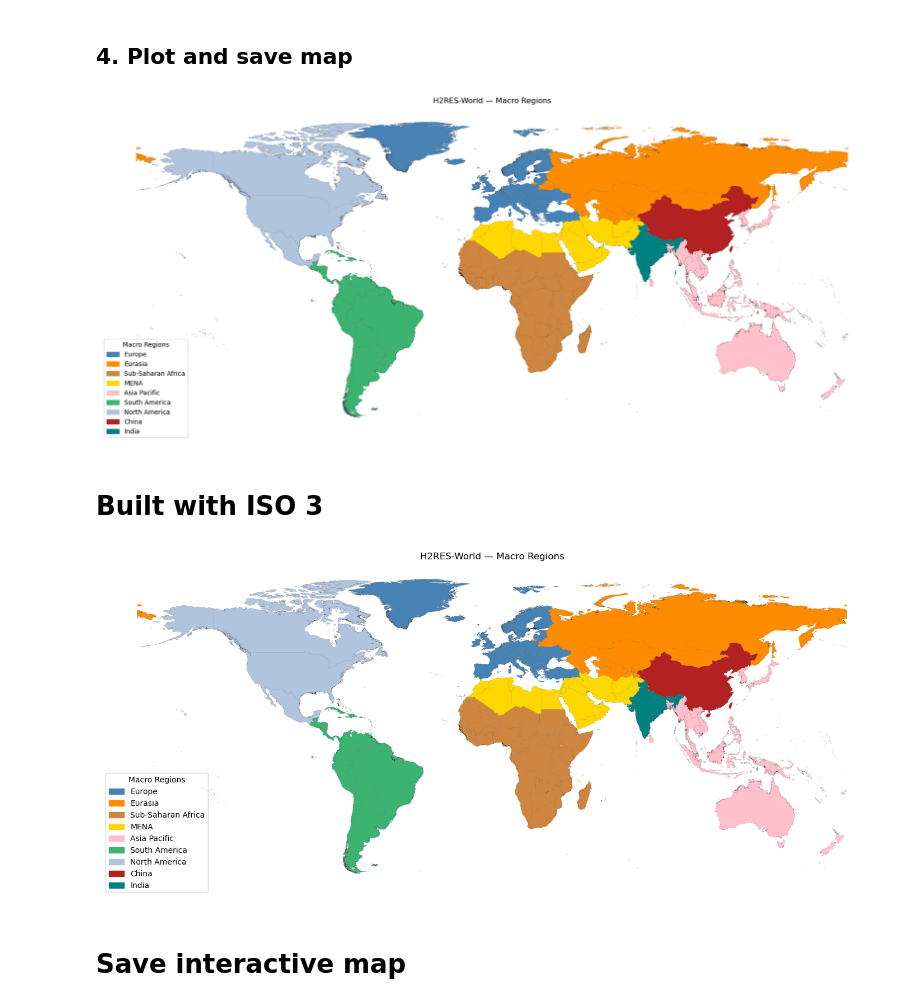
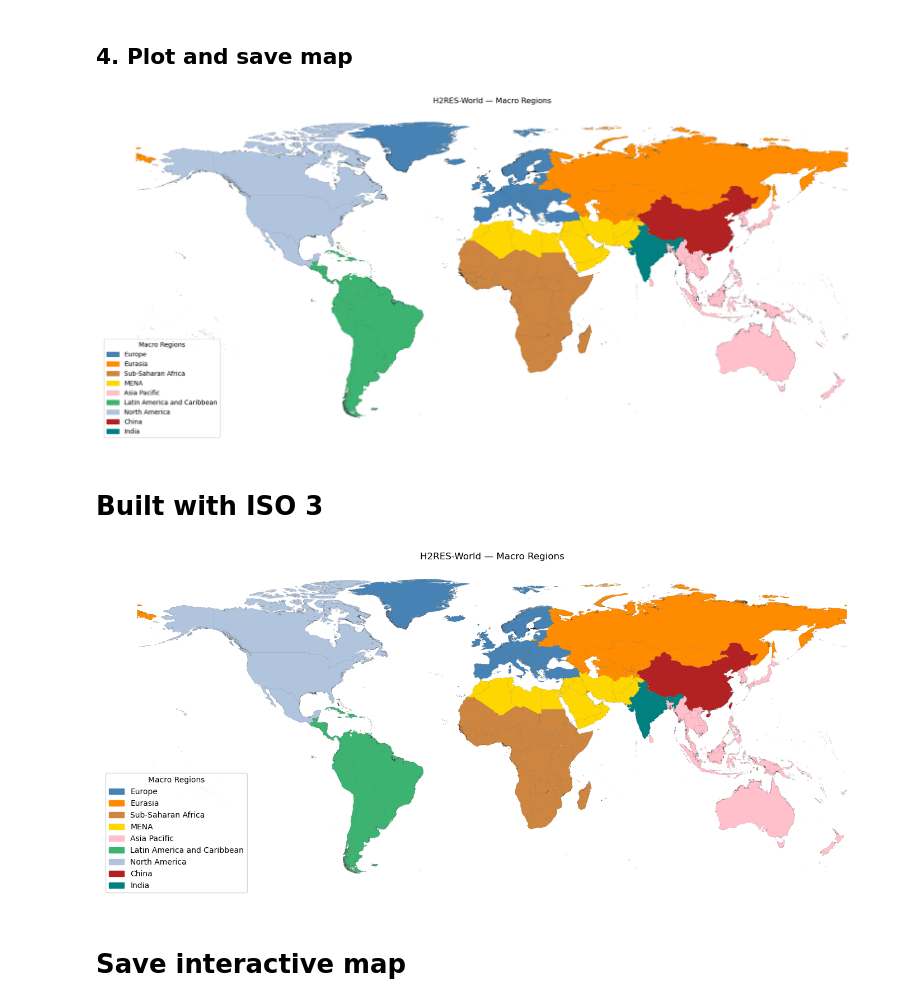
Before and after one commit to H2RES-model/H2RES-World, a Jupyter notebook: Notebooks/L0_MacroRegions.ipynb, the cells around one changed output. Cells and saved outputs as stored; diff of their text form; code cells hidden in the pictures.

```diff
--- a/Notebooks/L0_MacroRegions.ipynb
+++ b/Notebooks/L0_MacroRegions.ipynb
@@ -162,7 +162,7 @@ region_lists = {
     "Sub-Saharan Africa": SUBSAHARAN_AFRICA,
     "MENA": MENA,
     "Asia Pacific": ASIA_PACIFIC,
-    "South America": SOUTH_AMERICA,
+    "Latin America and Caribbean": SOUTH_AMERICA,
     "North America": NORTH_AMERICA,
     "China": CHINA_REGION,
     "India": INDIA_PLUS,
@@ -174,41 +174,41 @@ region_colors = {
     "Sub-Saharan Africa": "peru",
     "MENA": "gold",
     "Asia Pacific": "pink",
-    "South America": "mediumseagreen",
+    "Latin America and Caribbean": "mediumseagreen",
     "North America": "lightsteelblue",
     "China": "firebrick",
     "India": "teal",
 }
 
 # Save location (relative to repo root)
 base_dir = Path.cwd().parents[0]
 output_dir = base_dir / "Maps" / "Layer0_MacroRegions"
 output_dir.mkdir(parents=True, exist_ok=True)
 pdf_path = output_dir / "H2RES_World_MacroRegions_L0.pdf"
 
 fig, ax = plt.subplots(figsize=(22, 12))
 gdf.plot(ax=ax, color="whitesmoke", edgecolor="#00000020", linewidth=0.05)
 
 for region, names in region_lists.items():
     gdf[gdf["NAM_0"].isin(names)].plot(
         ax=ax,
         color=region_colors[region],
         edgecolor="black",
         linewidth=0.05
     )
 
 legend_patches = [
     mpatches.Patch(color=region_colors[k], label=k)
     for k in region_lists.keys()
 ]
 
 ax.legend(handles=legend_patches, loc="lower left", title="Macro Regions", fontsize=10)
 ax.set_title("H2RES-World — Macro Regions")
 ax.set_axis_off()
 
 fig.savefig(pdf_path, format="pdf", dpi=100, bbox_inches="tight")
 # %% [output]
-[figure, old version]
+[figure, new version]
 # %% [markdown]
 # Built with ISO 3
 # %%
@@ -245,7 +245,7 @@ region_iso3 = {
     "Sub-Saharan Africa": ISO3_SUBSAHARAN_AFRICA,
     "MENA": ISO3_MENA,
     "Asia Pacific": ISO3_ASIAPACIFIC,
-    "South America": ISO3_SOUTHAMERICA,
+    "Latin America and Caribbean": ISO3_SOUTHAMERICA,
     "North America": ISO3_NORTHAMERICA,
     "China": ISO3_CHINA_REGION,
     "India": ISO3_INDIA_REGION,
@@ -257,7 +257,7 @@ region_colors = {
     "Sub-Saharan Africa": "peru",
     "MENA": "gold",
     "Asia Pacific": "pink",
-    "South America": "mediumseagreen",
+    "Latin America and Caribbean": "mediumseagreen",
     "North America": "lightsteelblue",
     "China": "firebrick",
     "India": "teal",
@@ -298,7 +298,7 @@ fig.savefig(pdf_path, format="pdf", dpi=80, bbox_inches="tight")
 png_path = output_dir / "H2RES_World_MacroRegions_L0.png"
 fig.savefig(png_path, dpi=150, bbox_inches="tight")
 # %% [output]
-[figure, old version]
+[figure, new version]
 # %% [markdown]
 # Save interactive map
 # %%
```
Also changed, not shown: parts of 2 cells of this notebook, 4 other files.
